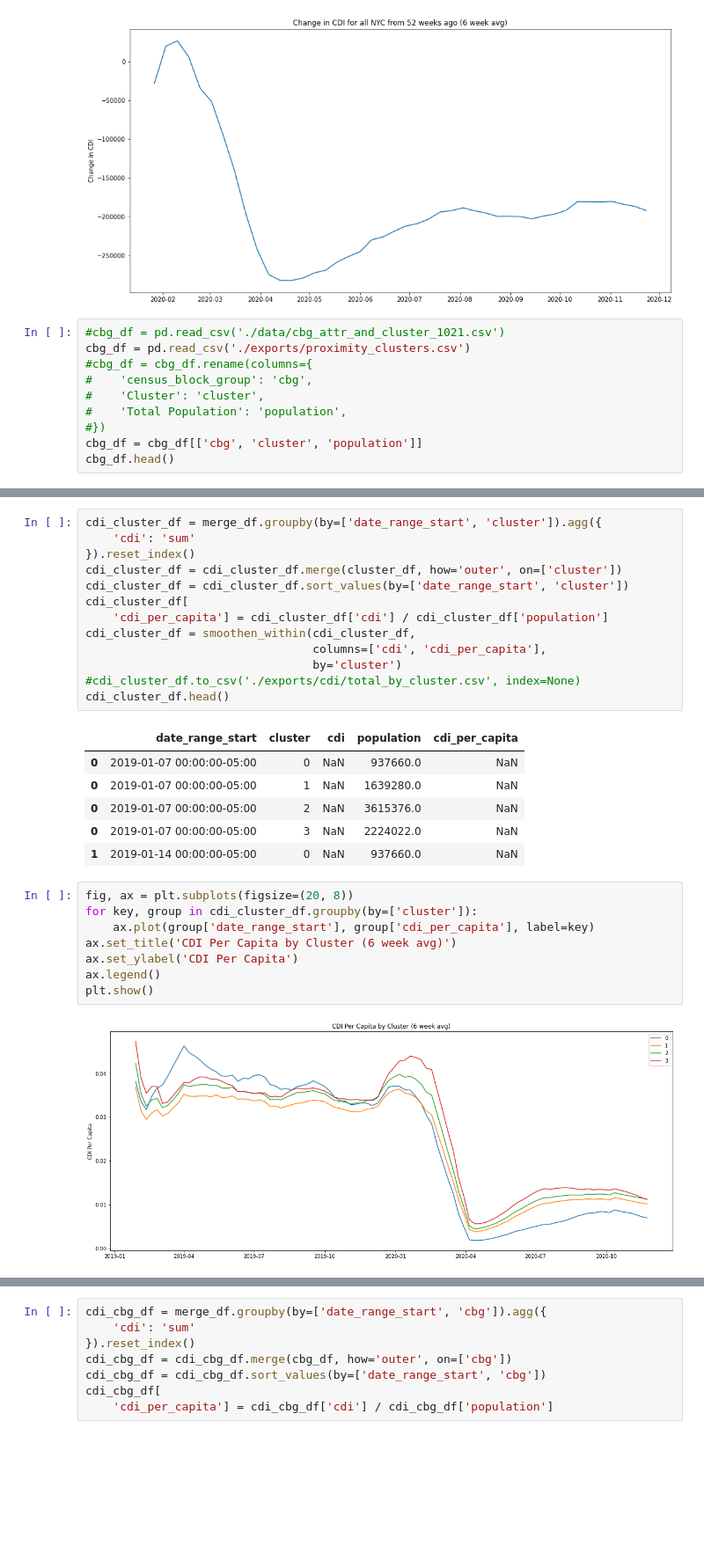
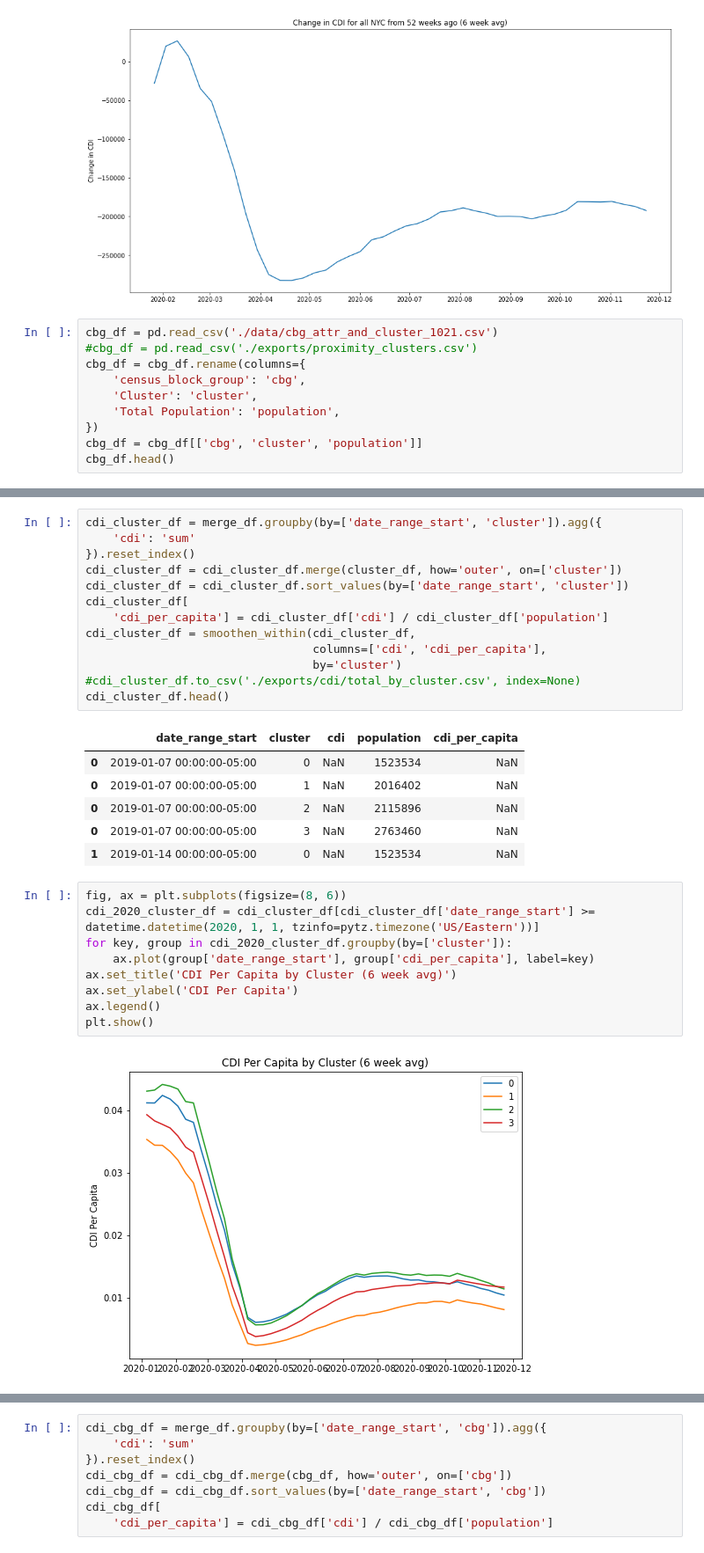
Before and after one commit to cpcarey/nyu-cusp-food-access, a Jupyter notebook: notebooks/plot_cdi.ipynb, the cells around one changed output, grey strips where cells are left out. Shown at 88% size. Saved outputs shown, nothing was run; the diff lists cells and outputs as text; blank space fills up the shorter version.

```diff
--- a/notebooks/plot_cdi.ipynb
+++ b/notebooks/plot_cdi.ipynb
@@ -138,13 +150,13 @@ plt.show()
 # %% [output]
 [figure]
 # %%
-#cbg_df = pd.read_csv('./data/cbg_attr_and_cluster_1021.csv')
-cbg_df = pd.read_csv('./exports/proximity_clusters.csv')
-#cbg_df = cbg_df.rename(columns={
-#    'census_block_group': 'cbg',
-#    'Cluster': 'cluster',
-#    'Total Population': 'population',
-#})
+cbg_df = pd.read_csv('./data/cbg_attr_and_cluster_1021.csv')
+#cbg_df = pd.read_csv('./exports/proximity_clusters.csv')
+cbg_df = cbg_df.rename(columns={
+    'census_block_group': 'cbg',
+    'Cluster': 'cluster',
+    'Total Population': 'population',
+})
 cbg_df = cbg_df[['cbg', 'cluster', 'population']]
 cbg_df.head()
 # %% [output]
@@ -190,21 +202,22 @@ cdi_cluster_df = smoothen_within(cdi_cluster_df,
 cdi_cluster_df.head()
 # %% [output]
 |  | date_range_start | cluster | cdi | population | cdi_per_capita |
-| 0 | 2019-01-07 00:00:00-05:00 | 0 | NaN | 937660.0 | NaN |
-| 0 | 2019-01-07 00:00:00-05:00 | 1 | NaN | 1639280.0 | NaN |
-| 0 | 2019-01-07 00:00:00-05:00 | 2 | NaN | 3615376.0 | NaN |
-| 0 | 2019-01-07 00:00:00-05:00 | 3 | NaN | 2224022.0 | NaN |
-| 1 | 2019-01-14 00:00:00-05:00 | 0 | NaN | 937660.0 | NaN |
+| 0 | 2019-01-07 00:00:00-05:00 | 0 | NaN | 1523534 | NaN |
+| 0 | 2019-01-07 00:00:00-05:00 | 1 | NaN | 2016402 | NaN |
+| 0 | 2019-01-07 00:00:00-05:00 | 2 | NaN | 2115896 | NaN |
+| 0 | 2019-01-07 00:00:00-05:00 | 3 | NaN | 2763460 | NaN |
+| 1 | 2019-01-14 00:00:00-05:00 | 0 | NaN | 1523534 | NaN |
 # %%
-fig, ax = plt.subplots(figsize=(20, 8))
-for key, group in cdi_cluster_df.groupby(by=['cluster']):
+fig, ax = plt.subplots(figsize=(8, 6))
+cdi_2020_cluster_df = cdi_cluster_df[cdi_cluster_df['date_range_start'] >= datetime.datetime(2020, 1, 1, tzinfo=pytz.timezone('US/Eastern'))]
+for key, group in cdi_2020_cluster_df.groupby(by=['cluster']):
     ax.plot(group['date_range_start'], group['cdi_per_capita'], label=key)
 ax.set_title('CDI Per Capita by Cluster (6 week avg)')
 ax.set_ylabel('CDI Per Capita')
 ax.legend()
 plt.show()
 # %% [output]
-[figure, old version]
+[figure, new version]
 # %%
 cdi_cluster_diff_df = create_diff_df(cdi_cluster_df,
                                      diff_columns=['cdi', 'cdi_per_capita'],
```
Also changed, not shown: parts of 15 cells of this notebook, 1 other file.
